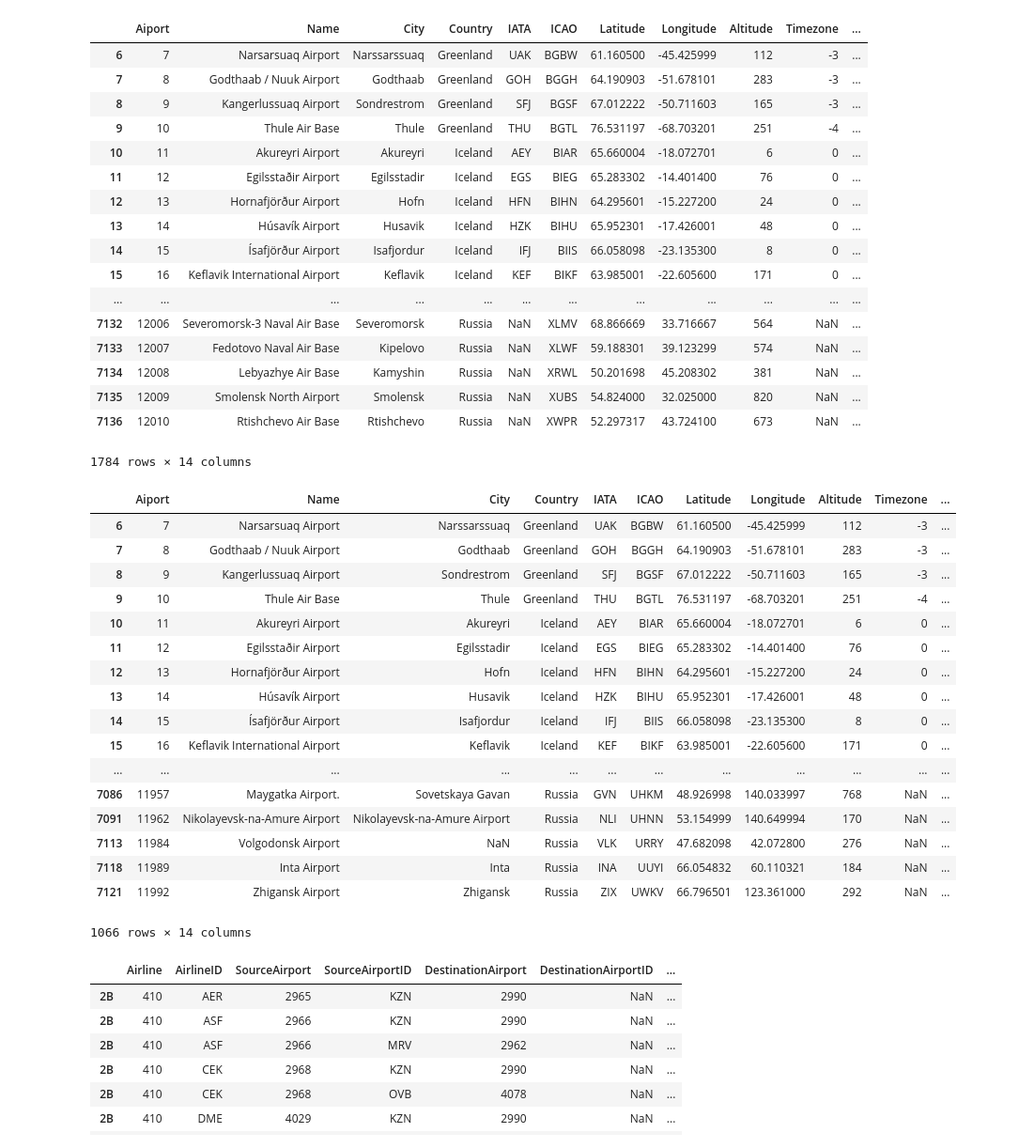
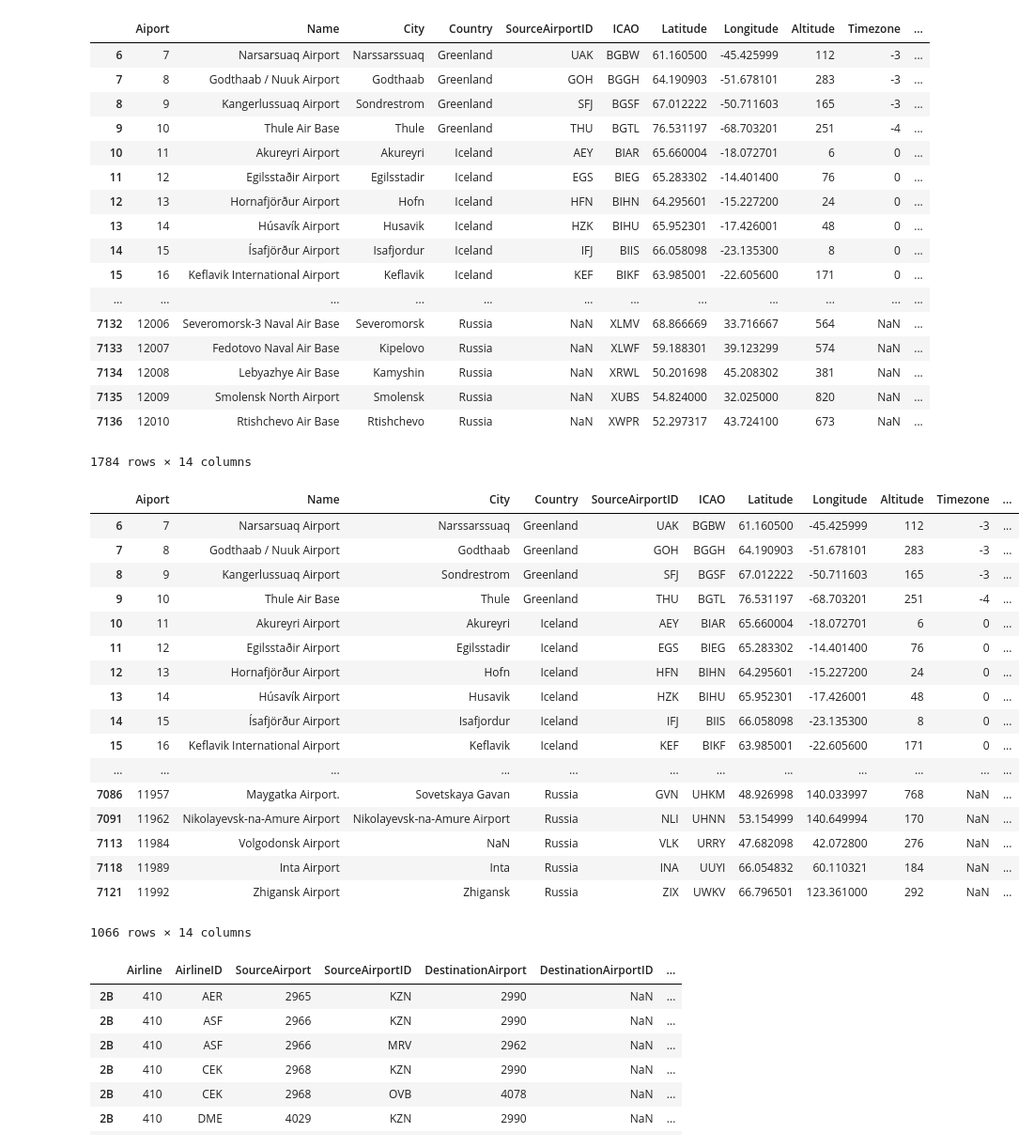
Before and after one commit to yanafedorchuk/PythonPractice, a Jupyter notebook: airportsDF.ipynb, the cells around one changed output. Shown at 94% size. Saved outputs shown, nothing was run; the diff lists cells and outputs as text; code cells hidden in the pictures.

```diff
--- a/airportsDF.ipynb
+++ b/airportsDF.ipynb
@@ -4,6 +4,6 @@ import pandas as pd
 from numpy import nan as NA
 # %%
 #отобрать только европейские аэропорты
-airport = pd.read_csv('airports.csv', names = ['Aiport', 'Name', 'City', 'Country', 'IATA', 'ICAO', 'Latitude', 'Longitude', 'Altitude', 'Timezone', 'DST', 'Tz database time zone', 'Type', 'Source'])
+airport = pd.read_csv('airports.csv', names = ['Aiport', 'Name', 'City', 'Country', 'SourceAirportID', 'ICAO', 'Latitude', 'Longitude', 'Altitude', 'Timezone', 'DST', 'Tz database time zone', 'Type', 'Source'])
 airport
 # %% [output]
@@ -61,7 +61,7 @@ new
 new1=new.replace('\\N',NA)
 new1
 # %% [output]
-|  | Aiport | Name | City | Country | IATA | ICAO | Latitude | Longitude | Altitude | Timezone | ... |
+|  | Aiport | Name | City | Country | SourceAirportID | ICAO | Latitude | Longitude | Altitude | Timezone | ... |
 | 6 | 7 | Narsarsuaq Airport | Narssarssuaq | Greenland | UAK | BGBW | 61.160500 | -45.425999 | 112 | -3 | ... |
 | 7 | 8 | Godthaab / Nuuk Airport | Godthaab | Greenland | GOH | BGGH | 64.190903 | -51.678101 | 283 | -3 | ... |
 | 8 | 9 | Kangerlussuaq Airport | Sondrestrom | Greenland | SFJ | BGSF | 67.012222 | -50.711603 | 165 | -3 | ... |
@@ -80,10 +80,10 @@ new1
 | 7136 | 12010 | Rtishchevo Air Base | Rtishchevo | Russia | NaN | XWPR | 52.297317 | 43.724100 | 673 | NaN | ... |
 1784 rows × 14 columns
 # %%
-air_eu = new1[new1['IATA'].str.len()==3]
+air_eu = new1[new1['SourceAirportID'].str.len()==3]
 air_eu
 # %% [output]
-|  | Aiport | Name | City | Country | IATA | ICAO | Latitude | Longitude | Altitude | Timezone | ... |
+|  | Aiport | Name | City | Country | SourceAirportID | ICAO | Latitude | Longitude | Altitude | Timezone | ... |
 | 6 | 7 | Narsarsuaq Airport | Narssarssuaq | Greenland | UAK | BGBW | 61.160500 | -45.425999 | 112 | -3 | ... |
 | 7 | 8 | Godthaab / Nuuk Airport | Godthaab | Greenland | GOH | BGGH | 64.190903 | -51.678101 | 283 | -3 | ... |
 | 8 | 9 | Kangerlussuaq Airport | Sondrestrom | Greenland | SFJ | BGSF | 67.012222 | -50.711603 | 165 | -3 | ... |
```
Also changed, not shown: parts of 4 cells of this notebook.
